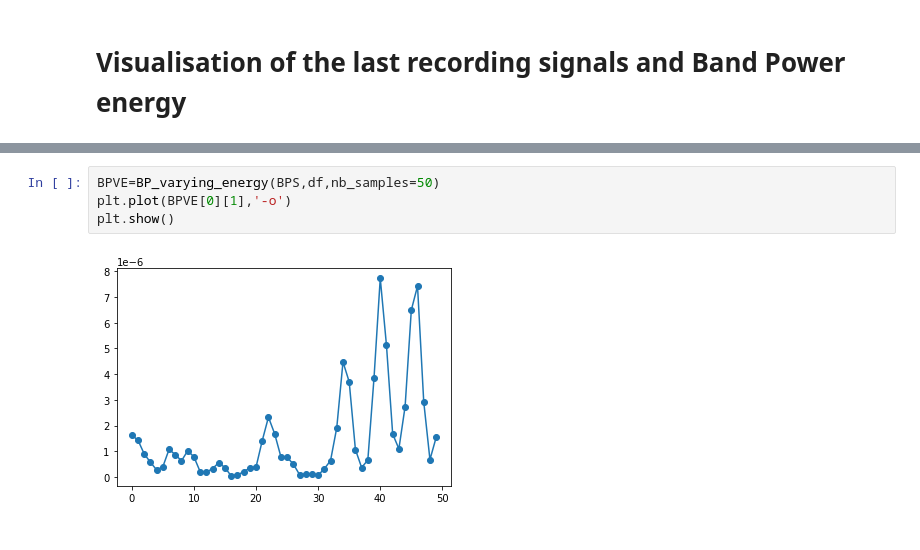
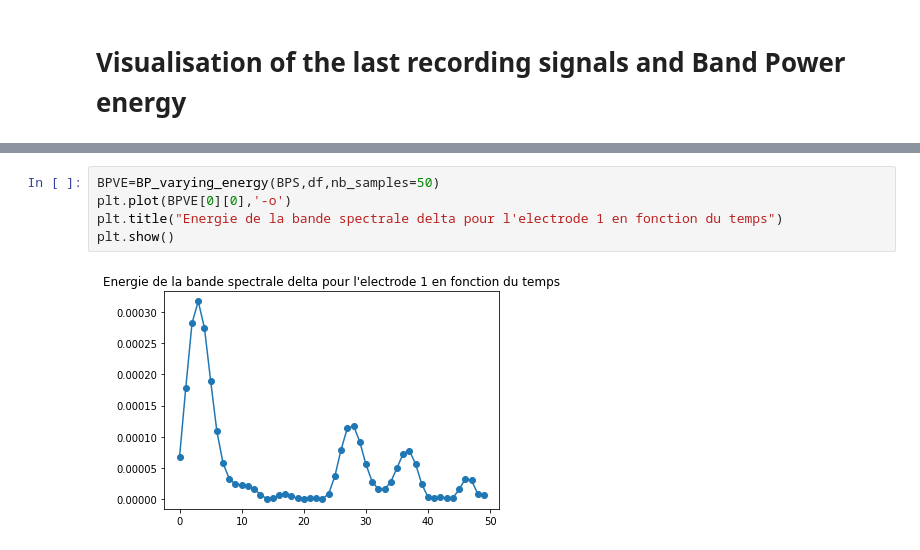
Before and after one commit to VirgileValiau/Smell_Recognition, a Jupyter notebook: src/wave_transformation.ipynb, the cells around one changed output, grey strips where cells are left out. Saved outputs shown, nothing was run; the diff lists cells and outputs as text.

```diff
--- a/src/wave_transformation.ipynb
+++ b/src/wave_transformation.ipynb
@@ -26,9 +27,10 @@ plot_bandPower_signal(BPS,df,electrode = 1)
 # %%
 BPVE=BP_varying_energy(BPS,df,nb_samples=50)
-plt.plot(BPVE[0][1],'-o')
+plt.plot(BPVE[0][0],'-o')
+plt.title("Energie de la bande spectrale delta pour l'electrode 1 en fonction du temps")
 plt.show()
 # %% [output]
-[figure, old version]
+[figure, new version]
 # %%
 
 BPEnergy = get_BPEnergy(BPS,df)
```
Also changed, not shown: parts of 5 cells of this notebook, 1 other file.
